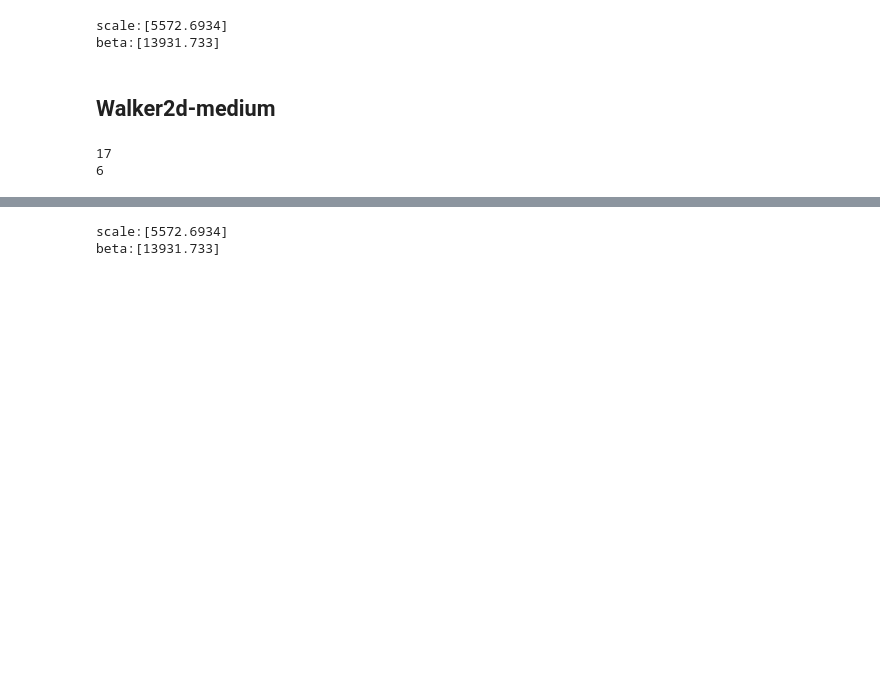
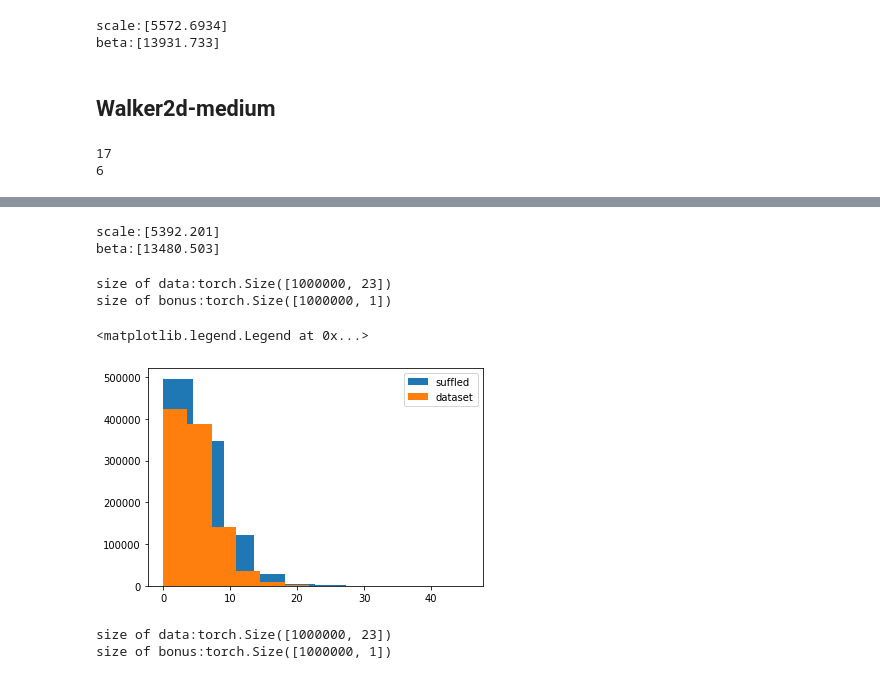
Before and after one commit to shidilrzf/continuous_rnd, a Jupyter notebook: sac/examples/notebooks/beta.ipynb, the cells around one changed output, grey strips where cells are left out. Cells and saved outputs as stored; diff of their text form; code cells hidden in the pictures; blank space fills up the shorter version.

```diff
--- a/sac/examples/notebooks/beta.ipynb
+++ b/sac/examples/notebooks/beta.ipynb
@@ -195,8 +222,29 @@ range bonus:[0.00542762], rewards:14.513020515441895
 # %%
 scale = reward_rng / bonus_rng
 w = 2.5
+beta = w * scale
 print('scale:{}'.format(scale))
-print('beta:{}'.format(w * scale))
+print('beta:{}'.format(beta))
 # %% [output]
-scale:[5572.6934]
-beta:[13931.733]
+scale:[5392.201]
+beta:[13480.503]
+# %%
+ind = np.random.permutation(actions.shape[0])
+shuffled_actions = actions[ind]
+
+bonus_shuffled = get_bonus(obs, shuffled_actions, network, target_network).detach().cpu().numpy()
+# %% [output]
+size of data:torch.Size([1000000, 23])
+size of bonus:torch.Size([1000000, 1])
+# %%
+plt.hist(beta * bonus_shuffled, label='suffled')
+plt.hist(beta * bonus, label='dataset')
+plt.legend(loc='upper right')
+# %% [output]
+<matplotlib.legend.Legend at 0x...>
+[figure, added]
+# %%
+bonus_shuffled = get_bonus(obs, shuffled_actions, network, target_network).detach().cpu().numpy()
+# %% [output]
+size of data:torch.Size([1000000, 23])
+size of bonus:torch.Size([1000000, 1])
```
Also changed, not shown: parts of 16 cells of this notebook.
